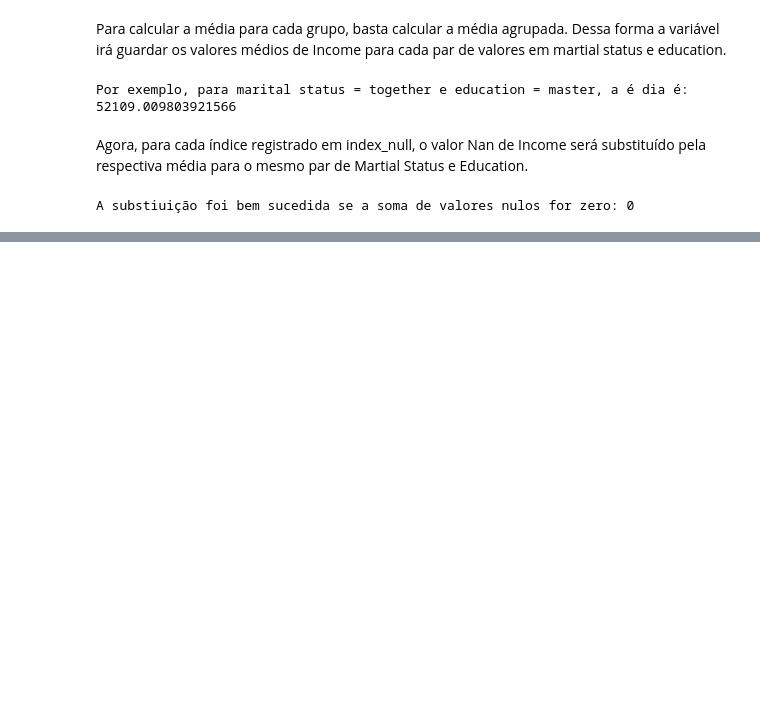
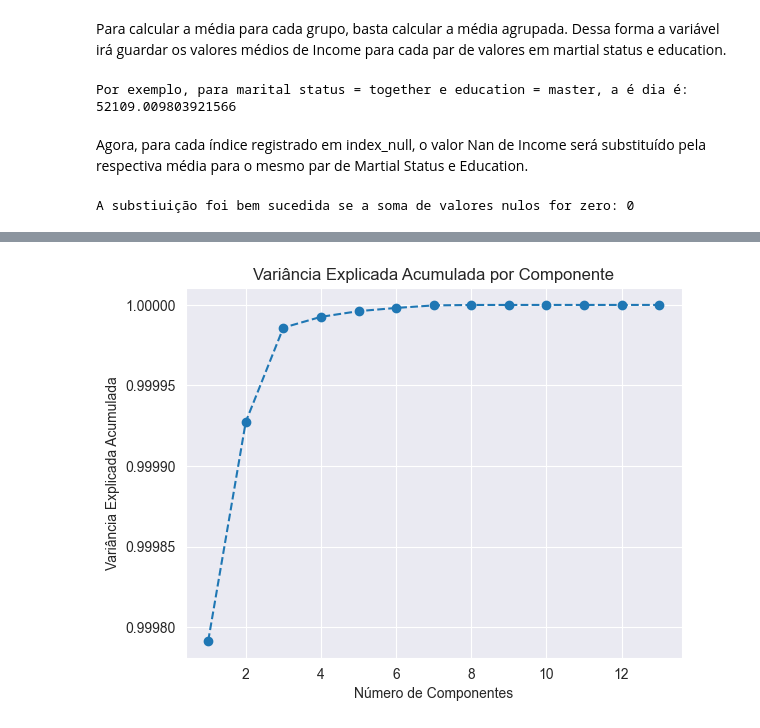
Before and after one commit to marinappdf/projetos-EBAC, a Jupyter notebook: PCa/PCA.ipynb, the cells around one changed output, grey strips where cells are left out. Saved outputs shown, nothing was run; the diff lists cells and outputs as text; code cells hidden in the pictures; blank space fills up the shorter version.

```diff
--- a/PCa/PCA.ipynb
+++ b/PCa/PCA.ipynb
@@ -302,0 +613,5 @@ A substiuição foi bem sucedida se a soma de valores nulos for zero: 0
+# %%
+label_encoder = LabelEncoder()
+categorias = ['Marital_Status', 'Education']
+for categoria in categorias:
+    df[categoria] = label_encoder.fit_transform(df[categoria])
@@ -302,0 +640,4 @@ A substiuição foi bem sucedida se a soma de valores nulos for zero: 0
+# %%
+X = df.drop('WebPurchases', axis=1)
+y = df['WebPurchases']
+print(f'Se os tamanhos das variáveis forem iguais, a separação foi bem sucedida:\nX: {X.shape[0]}\ny: {y.shape[0]}')
@@ -302,0 +654,18 @@ A substiuição foi bem sucedida se a soma de valores nulos for zero: 0
+# %%
+pca = PCA(n_components= len(X.columns) )
+pca.fit(X)
+
+# Variância explicada por cada componente
+explained_variance = pca.explained_variance_ratio_
+# Variância explicada acumulada
+cumulative_variance = explained_variance.cumsum()
+
+# Plotando a variância explicada acumulada
+plt.plot(range(1, len(X.columns)+1), cumulative_variance, marker='o', linestyle='--')
+plt.title('Variância Explicada Acumulada por Componente')
+plt.xlabel('Número de Componentes')
+plt.ylabel('Variância Explicada Acumulada')
+plt.grid(True)
+plt.show()
+# %% [output]
+[figure, added]
```
Also changed, not shown: parts of 66 cells of this notebook, 7 other files.
